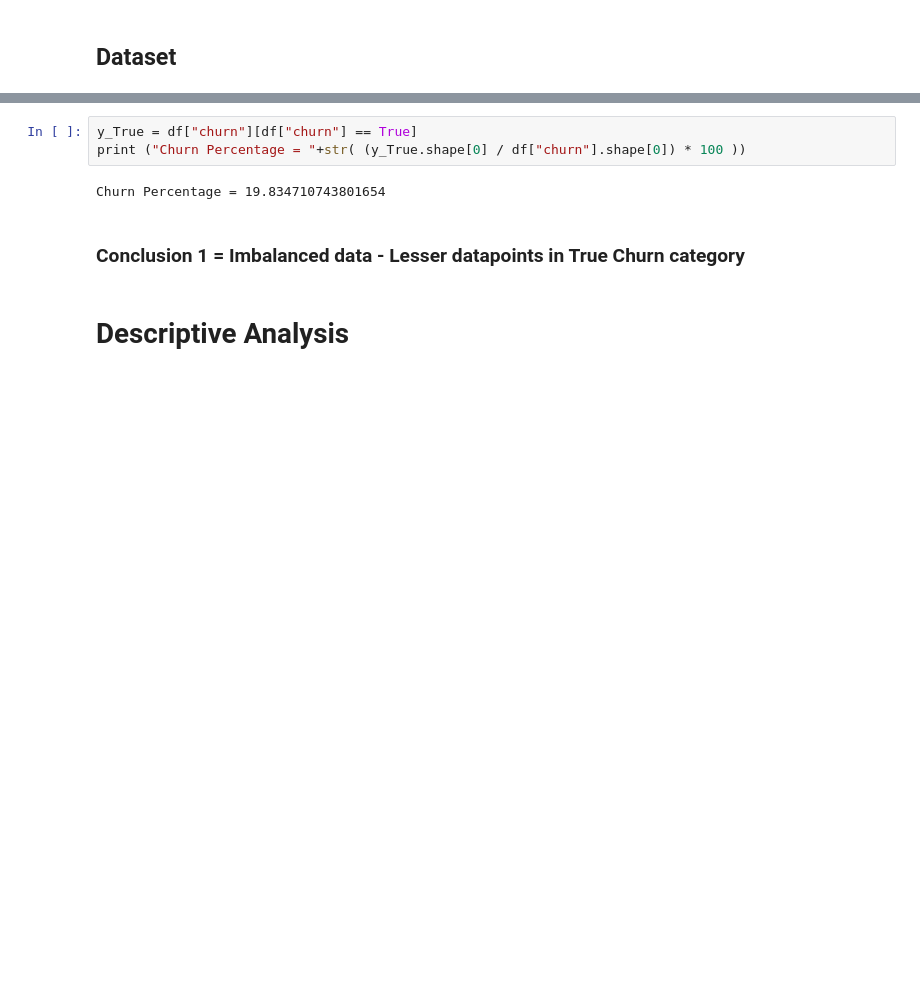
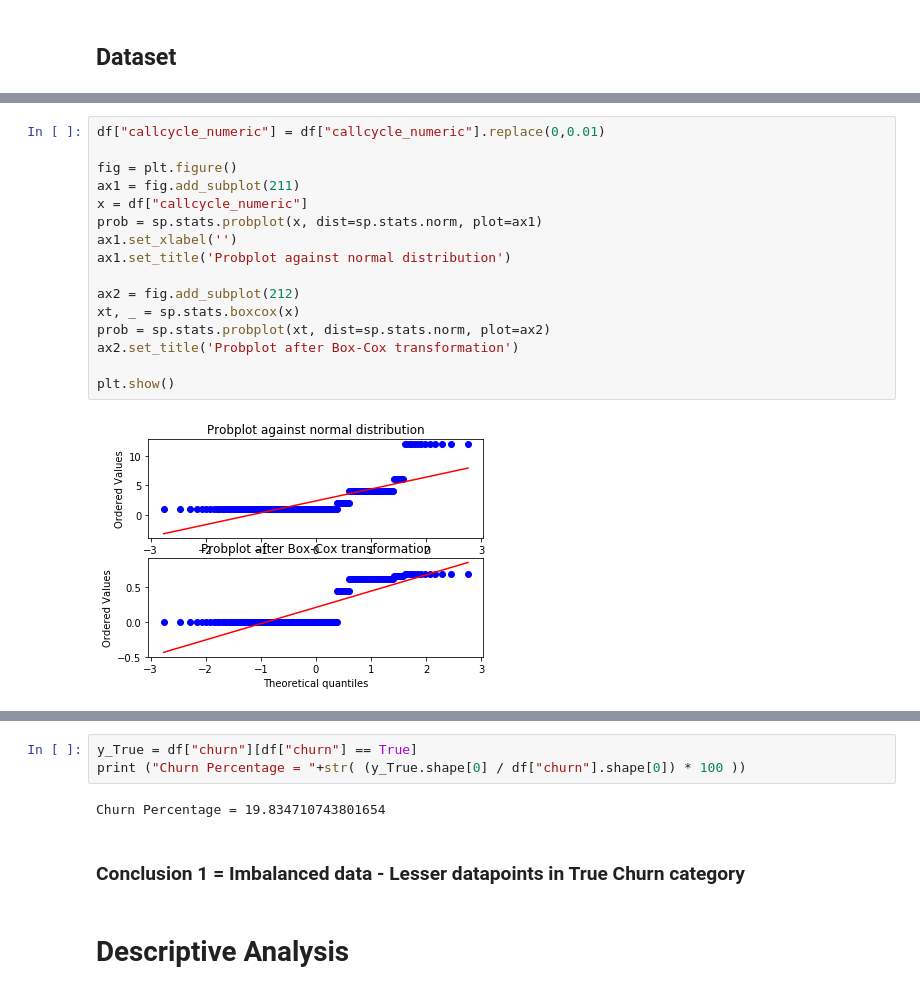
Before and after one commit to damonclifford/DSICapstone, a Jupyter notebook: customer-churn-analysis.ipynb, the cells around one changed output, grey strips where cells are left out. Drawn from its saved outputs; the diff is of its cells as text; blank space fills up the shorter version.

```diff
--- a/customer-churn-analysis.ipynb
+++ b/customer-churn-analysis.ipynb
@@ -68 +84,19 @@ df.head(3)
+# %%
+df["callcycle_numeric"] = df["callcycle_numeric"].replace(0,0.01)
+
+fig = plt.figure()
+ax1 = fig.add_subplot(211)
+x = df["callcycle_numeric"]
+prob = sp.stats.probplot(x, dist=sp.stats.norm, plot=ax1)
+ax1.set_xlabel('')
+ax1.set_title('Probplot against normal distribution')
+
+ax2 = fig.add_subplot(212)
+xt, _ = sp.stats.boxcox(x)
+prob = sp.stats.probplot(xt, dist=sp.stats.norm, plot=ax2)
+ax2.set_title('Probplot after Box-Cox transformation')
+
+plt.show()
+# %% [output]
+[figure, added]
 # %%
```
Also changed, not shown: parts of 8 cells of this notebook.
